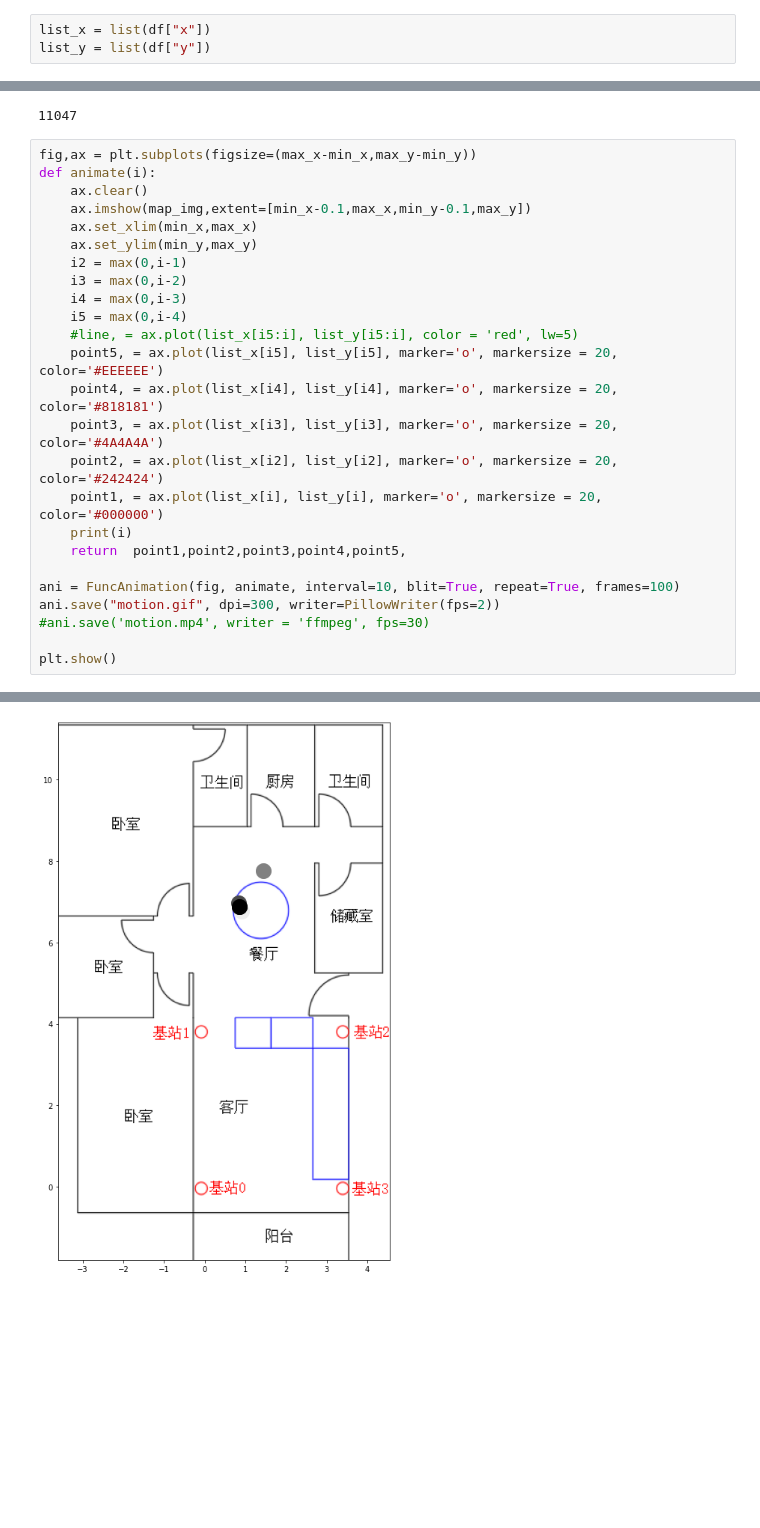
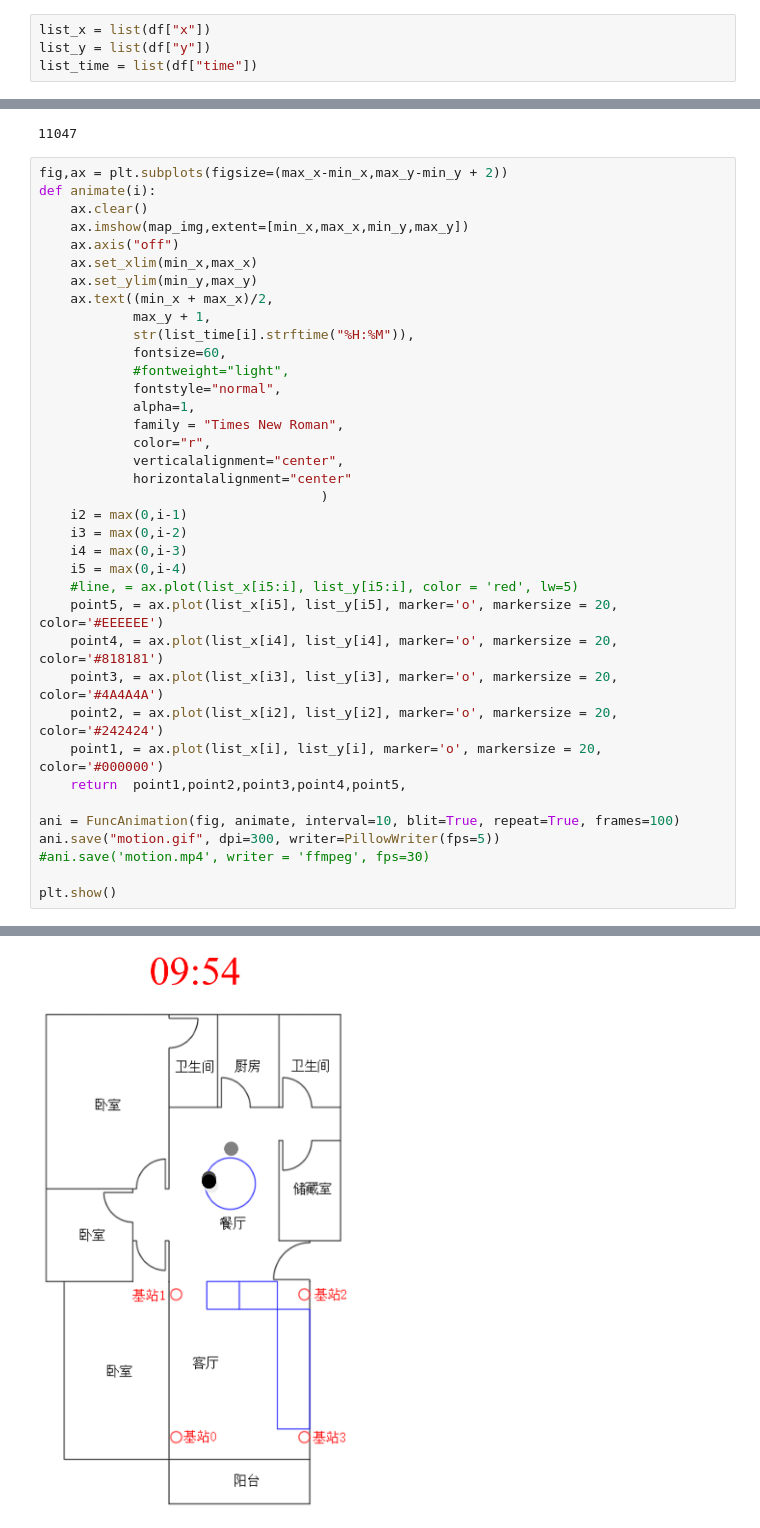
Before and after one commit to lialittis/FamilyAnalysis, a Jupyter notebook: Tasks/task2/main.ipynb, the cells around one changed output, grey strips where cells are left out. Saved outputs shown, nothing was run; the diff lists cells and outputs as text; blank space fills up the shorter version.

Commit message:
add gif text and modify its showing

```diff
--- a/Tasks/task2/main.ipynb
+++ b/Tasks/task2/main.ipynb
@@ -27,17 +43,31 @@ df = df.iloc[: , 1:]
 # %%
 list_x = list(df["x"])
 list_y = list(df["y"])
+list_time = list(df["time"])
 # %%
 print(len(list_y))
 # %% [output]
 11047
 # %%
-fig,ax = plt.subplots(figsize=(max_x-min_x,max_y-min_y))
+fig,ax = plt.subplots(figsize=(max_x-min_x,max_y-min_y + 2))
 def animate(i):
     ax.clear()
-    ax.imshow(map_img,extent=[min_x-0.1,max_x,min_y-0.1,max_y])
+    ax.imshow(map_img,extent=[min_x,max_x,min_y,max_y])
+    ax.axis("off")
     ax.set_xlim(min_x,max_x)
     ax.set_ylim(min_y,max_y)
+    ax.text((min_x + max_x)/2,
+            max_y + 1,
+            str(list_time[i].strftime("%H:%M")),
+            fontsize=60,
+            #fontweight="light",
+            fontstyle="normal",
+            alpha=1,
+            family = "Times New Roman",
+            color="r",
+            verticalalignment="center",
+            horizontalalignment="center"
+                                    )
     i2 = max(0,i-1)
     i3 = max(0,i-2)
     i4 = max(0,i-3)
@@ -48,11 +78,10 @@ def animate(i):
     point3, = ax.plot(list_x[i3], list_y[i3], marker='o', markersize = 20, color='#4A4A4A')
     point2, = ax.plot(list_x[i2], list_y[i2], marker='o', markersize = 20, color='#242424')
     point1, = ax.plot(list_x[i], list_y[i], marker='o', markersize = 20, color='#000000')
-    print(i)
     return  point1,point2,point3,point4,point5,
 
 ani = FuncAnimation(fig, animate, interval=10, blit=True, repeat=True, frames=100)
-ani.save("motion.gif", dpi=300, writer=PillowWriter(fps=2))
+ani.save("motion.gif", dpi=300, writer=PillowWriter(fps=5))
 #ani.save('motion.mp4', writer = 'ffmpeg', fps=30)
 
 plt.show()
@@ -77 +89 @@ plt.show()
-[figure, old version]
+[figure, new version]
```
Also changed, not shown: parts of 2 cells of this notebook, 1 other file.
